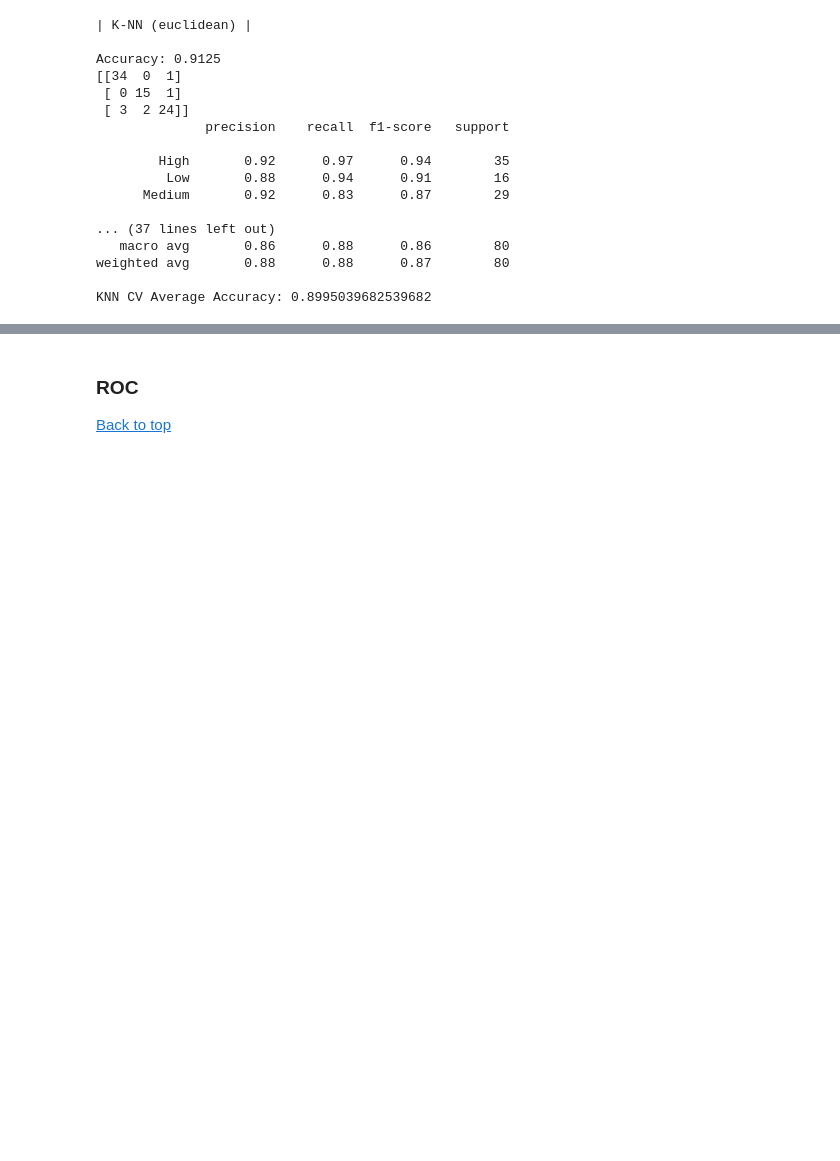
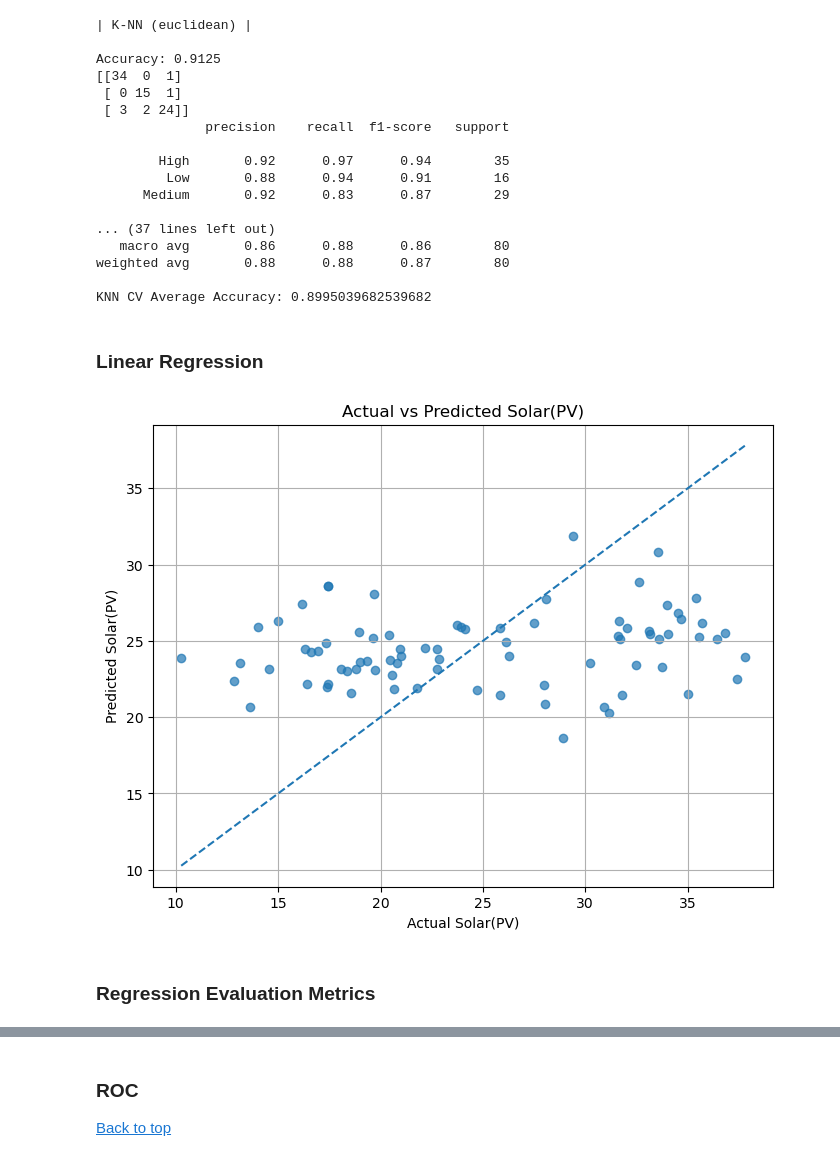
Before and after one commit to Omar-Elnazly/Aswan-Weather-Analytics, a Jupyter notebook: Main.ipynb, the cells around one changed output, grey strips where cells are left out. Drawn from its saved outputs; the diff is of its cells as text; code cells hidden in the pictures; blank space fills up the shorter version.

```diff
--- a/Main.ipynb
+++ b/Main.ipynb
@@ -572,3 +720,35 @@ Accuracy: 0.9125
 weighted avg       0.88      0.88      0.87        80
 
 KNN CV Average Accuracy: 0.8995039682539682
+# %% [markdown]
+### Linear Regression
+# %%
+X_reg = df.drop(['Solar(PV)', 'Temp_bin', 'Humidity_bin'], axis=1)
+y_reg = df['Solar(PV)']
+
+Xr_train, Xr_test, yr_train, yr_test = train_test_split(
+    X_reg, y_reg, test_size=0.2, random_state=42
+)
+
+lr = LinearRegression()
+lr.fit(Xr_train, yr_train)
+
+yr_pred = lr.predict(Xr_test)
+# %%
+plt.figure(figsize=(8,6))
+plt.scatter(yr_test, yr_pred, alpha=0.7)
+plt.plot(
+    [yr_test.min(), yr_test.max()],
+    [yr_test.min(), yr_test.max()],
+    linestyle='--'
+)
+
+plt.xlabel("Actual Solar(PV)")
+plt.ylabel("Predicted Solar(PV)")
+plt.title("Actual vs Predicted Solar(PV)")
+plt.grid(True)
+plt.show()
+# %% [output]
+[figure, added]
+# %% [markdown]
+### Regression Evaluation Metrics
```
Also changed, not shown: parts of 25 cells of this notebook.
